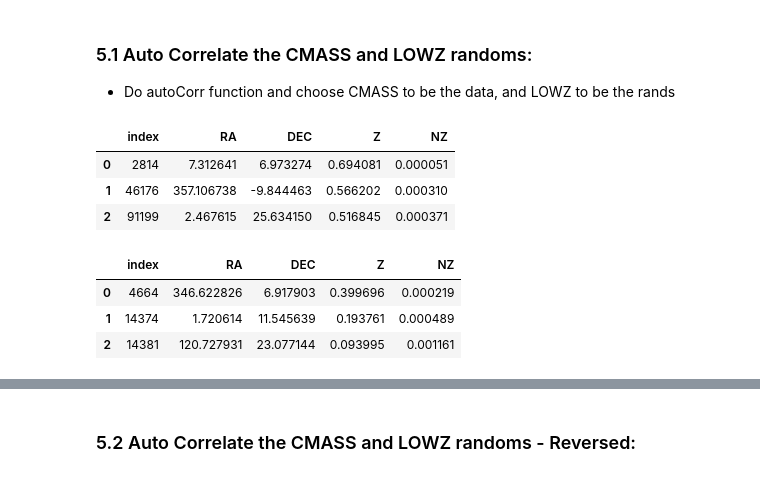
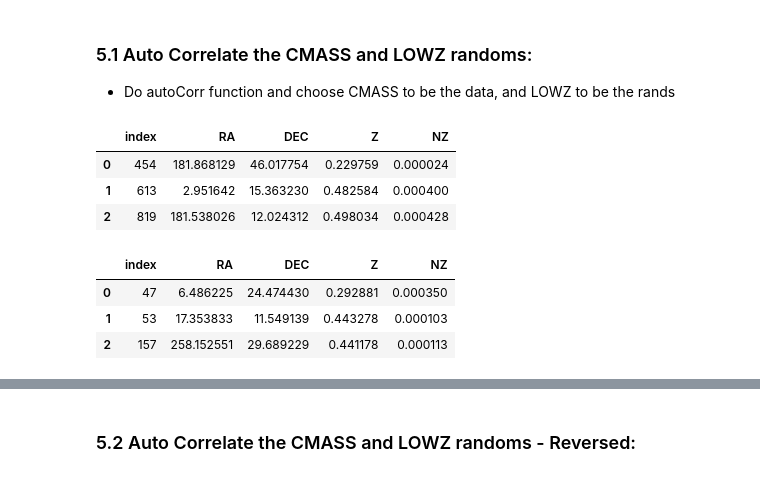
Before and after one commit to MTabbutt/Cosmology, a Jupyter notebook: SNe CrossCorrelations/PanSTARRS and CMASS _ Correlations.ipynb, the cells around one changed output, grey strips where cells are left out. Saved outputs shown, nothing was run; the diff lists cells and outputs as text; code cells hidden in the pictures.

```diff
--- a/SNe CrossCorrelations/PanSTARRS and CMASS _ Correlations.ipynb
+++ b/SNe CrossCorrelations/PanSTARRS and CMASS _ Correlations.ipynb
@@ -503,15 +501,15 @@ NOTES.write("\n \n")
 NOTES.close()
 # %%
 connCMASSRands = sqlite3.connect(DATA_PATH + 'CMASS_rands.db')
-randSampleQry = "SELECT * FROM CMASS_South_rands WHERE `index` IN (SELECT `index` FROM CMASS_South_rands ORDER BY RANDOM() LIMIT 500) UNION SELECT * FROM CMASS_North_rands WHERE `index` IN (SELECT `index` FROM CMASS_North_rands ORDER BY RANDOM() LIMIT 500)"
+randSampleQry = "SELECT * FROM CMASS_South_rands WHERE `index` IN (SELECT `index` FROM CMASS_South_rands ORDER BY RANDOM() LIMIT 50000) UNION SELECT * FROM CMASS_North_rands WHERE `index` IN (SELECT `index` FROM CMASS_North_rands ORDER BY RANDOM() LIMIT 50000)"
 CMASS_DF_rands = pd.read_sql(randSampleQry, con=connCMASSRands)
 CMASS_DF_rands.to_json(DATA_PATH + "CMASS_DF_rands")
 CMASS_DF_rands.head(3)
 # %% [output]
 |  | index | RA | DEC | Z | NZ |
-| 0 | 2814 | 7.312641 | 6.973274 | 0.694081 | 0.000051 |
-| 1 | 46176 | 357.106738 | -9.844463 | 0.566202 | 0.000310 |
-| 2 | 91199 | 2.467615 | 25.634150 | 0.516845 | 0.000371 |
+| 0 | 454 | 181.868129 | 46.017754 | 0.229759 | 0.000024 |
+| 1 | 613 | 2.951642 | 15.363230 | 0.482584 | 0.000400 |
+| 2 | 819 | 181.538026 | 12.024312 | 0.498034 | 0.000428 |
 # %%
 NOTES = open(NOTES_PATH, "a")
 NOTES.write("CMASS_DF_rands Database objects: " + str(len(CMASS_DF_rands)))
@@ -520,15 +518,15 @@ NOTES.close()
 connCMASSRands.close()
 # %%
 connLOWZRands = sqlite3.connect(DATA_PATH + 'LOWZ_rands.db')
-randSampleQry = "SELECT * FROM LOWZ_South_rands WHERE `index` IN (SELECT `index` FROM LOWZ_South_rands ORDER BY RANDOM() LIMIT 500) UNION SELECT * FROM LOWZ_North_rands WHERE `index` IN (SELECT `index` FROM LOWZ_North_rands ORDER BY RANDOM() LIMIT 500)"
+randSampleQry = "SELECT * FROM LOWZ_South_rands WHERE `index` IN (SELECT `index` FROM LOWZ_South_rands ORDER BY RANDOM() LIMIT 50000) UNION SELECT * FROM LOWZ_North_rands WHERE `index` IN (SELECT `index` FROM LOWZ_North_rands ORDER BY RANDOM() LIMIT 50000)"
 LOWZ_DF_rands = pd.read_sql(randSampleQry, con=connLOWZRands)
 LOWZ_DF_rands.to_json(DATA_PATH + "LOWZ_DF_rands")
 LOWZ_DF_rands.head(3)
 # %% [output]
 |  | index | RA | DEC | Z | NZ |
-| 0 | 4664 | 346.622826 | 6.917903 | 0.399696 | 0.000219 |
-| 1 | 14374 | 1.720614 | 11.545639 | 0.193761 | 0.000489 |
-| 2 | 14381 | 120.727931 | 23.077144 | 0.093995 | 0.001161 |
+| 0 | 47 | 6.486225 | 24.474430 | 0.292881 | 0.000350 |
+| 1 | 53 | 17.353833 | 11.549139 | 0.443278 | 0.000103 |
+| 2 | 157 | 258.152551 | 29.689229 | 0.441178 | 0.000113 |
 # %%
 NOTES = open(NOTES_PATH, "a")
 NOTES.write("LOWZ_DF_rands Database objects: " + str(len(LOWZ_DF_rands)))
```
Also changed, not shown: parts of 26 cells of this notebook, 39 other files.
